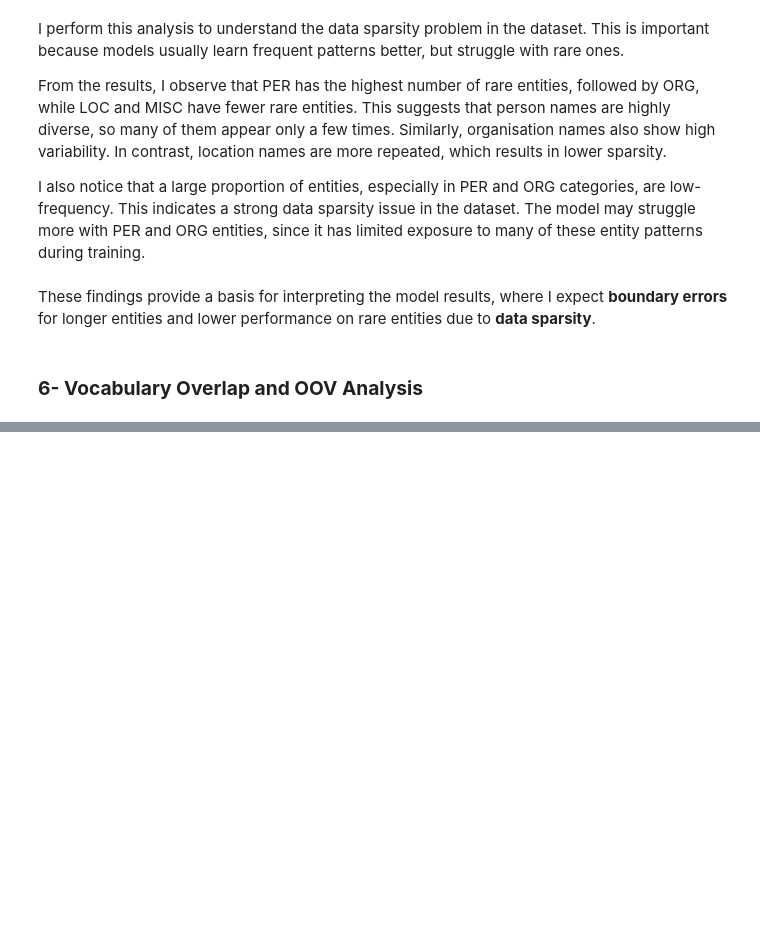
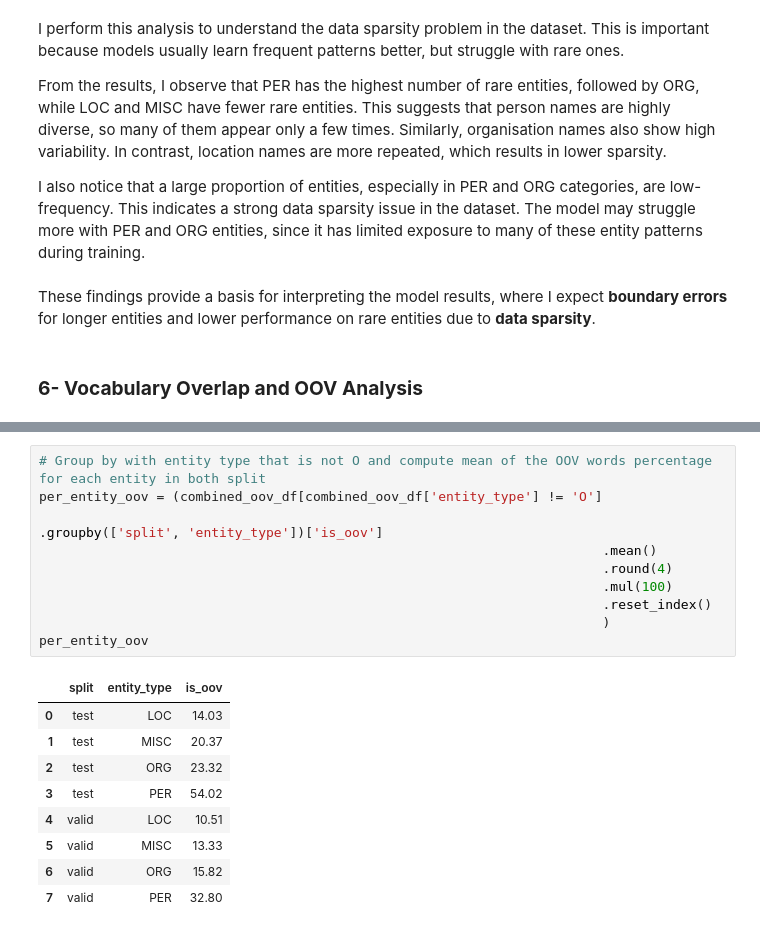
Before and after one commit to Efemirkan/ner-comparison-project, a Jupyter notebook: notebooks/00_data_exploration.ipynb, the cells around one changed output, grey strips where cells are left out. Drawn from its saved outputs; the diff is of its cells as text; blank space fills up the shorter version.

```diff
--- a/notebooks/00_data_exploration.ipynb
+++ b/notebooks/00_data_exploration.ipynb
@@ -632,0 +709,20 @@ These findings provide a basis for interpreting the model results, where I expec
+# %%
+# Group by with entity type that is not O and compute mean of the OOV words percentage for each entity in both split
+per_entity_oov = (combined_oov_df[combined_oov_df['entity_type'] != 'O']
+                                                                        .groupby(['split', 'entity_type'])['is_oov']
+                                                                        .mean()
+                                                                        .round(4)
+                                                                        .mul(100)
+                                                                        .reset_index()
+                                                                        )
+per_entity_oov
+# %% [output]
+|  | split | entity_type | is_oov |
+| 0 | test | LOC | 14.03 |
+| 1 | test | MISC | 20.37 |
+| 2 | test | ORG | 23.32 |
+| 3 | test | PER | 54.02 |
+| 4 | valid | LOC | 10.51 |
+| 5 | valid | MISC | 13.33 |
+| 6 | valid | ORG | 15.82 |
+| 7 | valid | PER | 32.80 |
```
Also changed, not shown: parts of 15 cells of this notebook, 1 other file.
